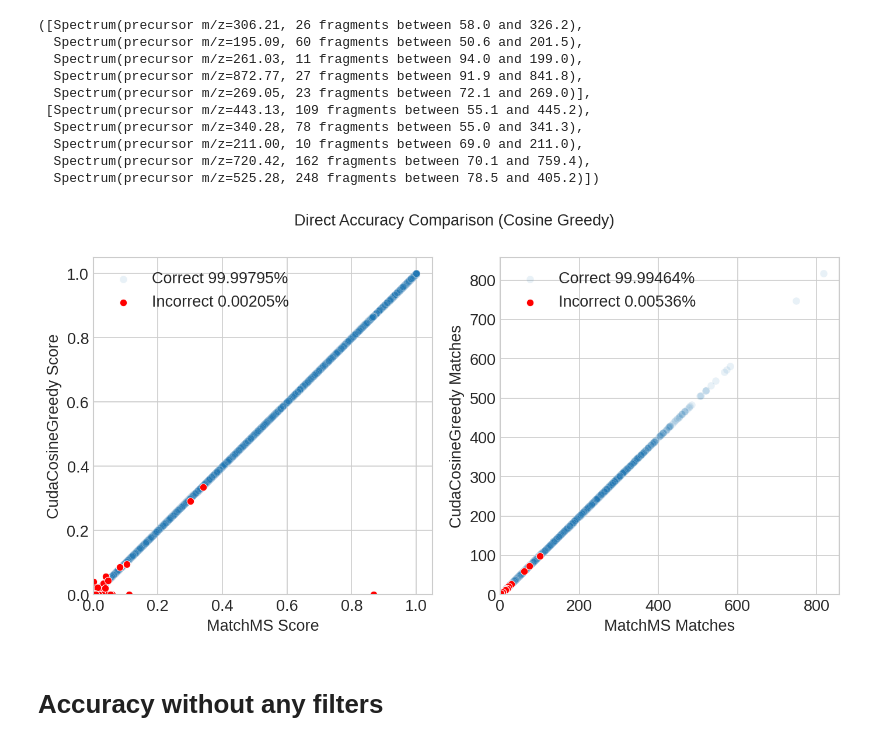
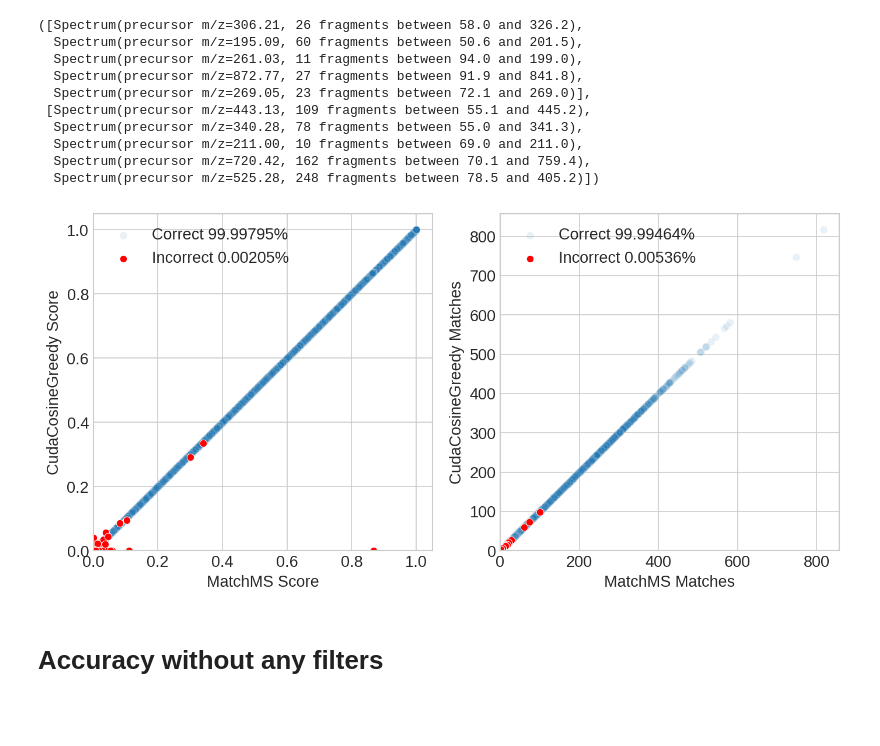
Before and after one commit to PangeAI/SimMS, a Jupyter notebook: notebooks/figures/make_figures.ipynb, the cells around one changed output. Cells and saved outputs as stored; diff of their text form; code cells hidden in the pictures; blank space fills up the shorter version.

```diff
--- a/notebooks/figures/make_figures.ipynb
+++ b/notebooks/figures/make_figures.ipynb
@@ -128,13 +128,13 @@ scores = CosineGreedy().matrix(references, queries)
+# %%
+# scores = CosineGreedy().matrix(references, queries)
+import pickle
+scores = pickle.loads(Path('scores.pickle').read_bytes())
 # %%
 # Direct comparison of m
 ax: plt.Axes
 
 fig, axs = plt.subplots(1, 2, figsize=(11, 5), dpi=150)
 ax = axs[0]
-# fig, ax = plt.subplots(1, 1, figsize=(5, 5), dpi=150)
-
-# fig, ax = plt.subplots(1, 1, figsize=(5, 5), dpi=150)
-
 
 cudams_scores = scores_cu['score'].ravel()
 matchms_scores = scores['score'].ravel()
@@ -181,35 +181,34 @@ is_wrong_without_warning = is_wong & ~is_overflow
 is_wrong_with_warning = is_wong & is_overflow
 
 sns.scatterplot(x=matchms_matches[is_correct],
                 y=cudams_matches[is_correct],
                 alpha=.1,
                 label=f'Correct {is_correct.mean()*100:.5f}%',
                 ax=ax)
 
 sns.scatterplot(x=matchms_matches[is_wrong_with_warning],
                 y=cudams_matches[is_wrong_with_warning],
                 c='orange',
                 label=f'Overflow {is_wrong_with_warning.mean()*100:.5f}%',
                 ax=ax
             )
 
 sns.scatterplot(x=matchms_matches[is_wrong_without_warning],
                 y=cudams_matches[is_wrong_without_warning],
                 c='red',
                 label=f'Incorrect {(is_wrong_without_warning).mean()*100:.5f}%',
                 ax=ax)
 
 ax.legend(loc='upper left')
 ax.set_xlabel(f"MatchMS Matches")
 ax.set_ylabel(f"CudaCosineGreedy Matches")
 ax.set_ylim([0, None])
 ax.set_xlim([0, None])
 
-plt.suptitle("Direct Accuracy Comparison (Cosine Greedy)")
 plt.savefig('assets/accuracy.png')
 plt.show()
 # %% [output]
-[figure, old version]
+[figure, new version]
 # %% [markdown]
 # Accuracy without any filters
 # %%
```
Also changed, not shown: parts of 2 cells of this notebook, 3 other files.
